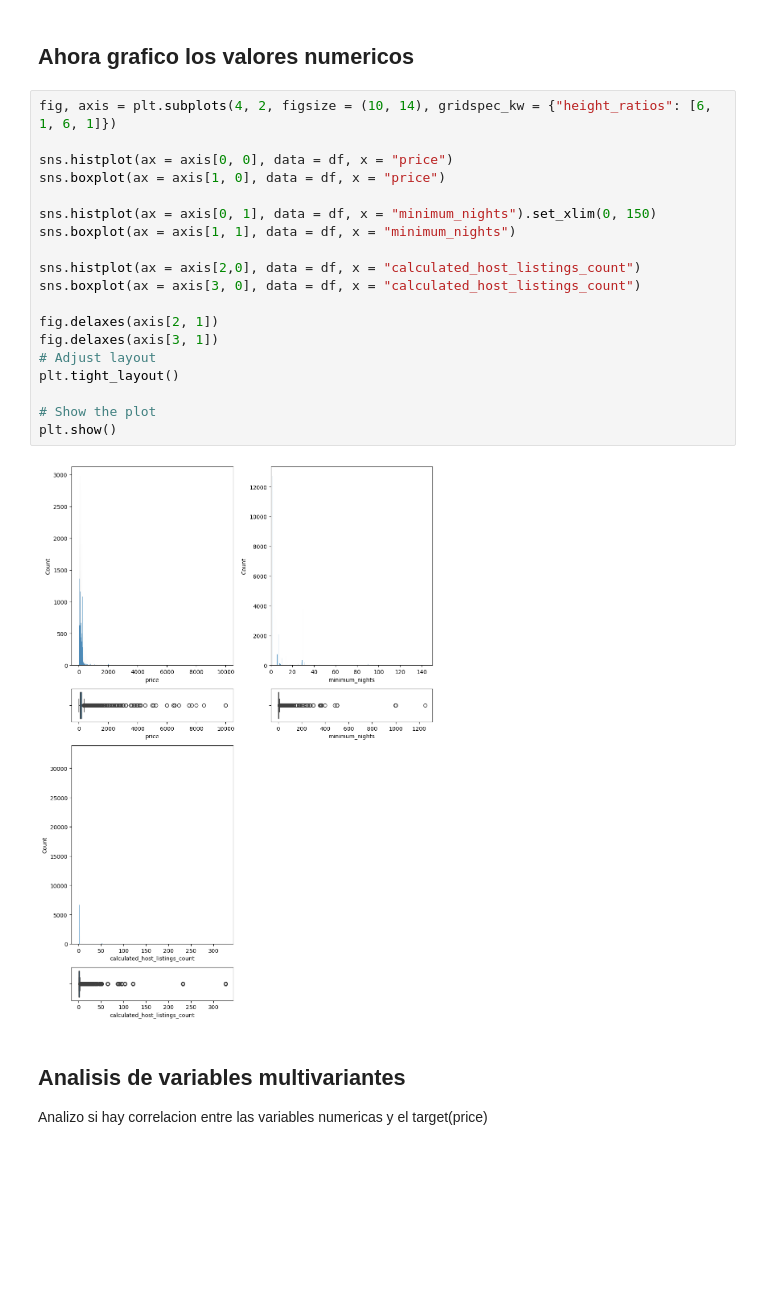
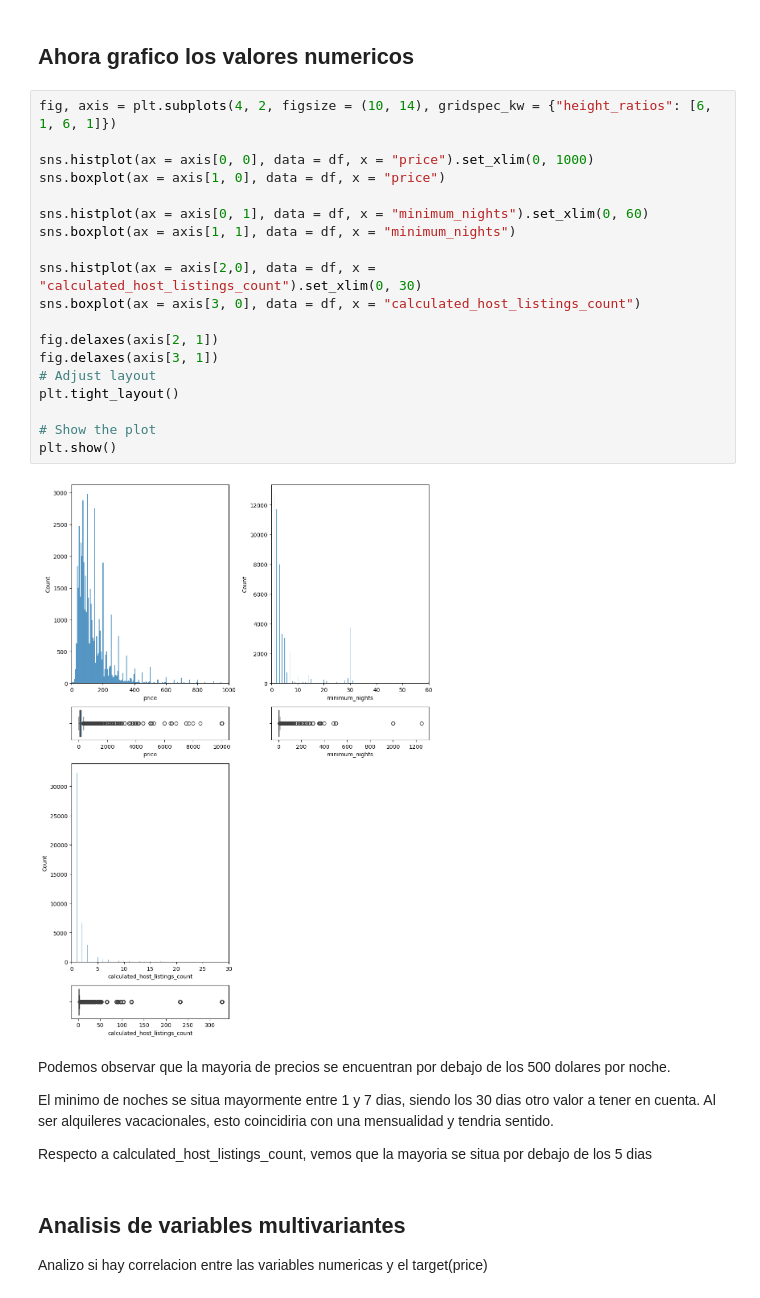
Before and after one commit to Reezo912/Data-preprocessing-project, a Jupyter notebook: src/app.ipynb, the cells around one changed output. Cells and saved outputs as stored; diff of their text form; blank space fills up the shorter version.

```diff
--- a/src/app.ipynb
+++ b/src/app.ipynb
@@ -116,24 +117,30 @@ Podemos observar lo siguiente con estos datos
 # %%
 fig, axis = plt.subplots(4, 2, figsize = (10, 14), gridspec_kw = {"height_ratios": [6, 1, 6, 1]})
 
-sns.histplot(ax = axis[0, 0], data = df, x = "price")
+sns.histplot(ax = axis[0, 0], data = df, x = "price").set_xlim(0, 1000)
 sns.boxplot(ax = axis[1, 0], data = df, x = "price")
 
-sns.histplot(ax = axis[0, 1], data = df, x = "minimum_nights").set_xlim(0, 150)
+sns.histplot(ax = axis[0, 1], data = df, x = "minimum_nights").set_xlim(0, 60)
 sns.boxplot(ax = axis[1, 1], data = df, x = "minimum_nights")
 
-sns.histplot(ax = axis[2,0], data = df, x = "calculated_host_listings_count")
+sns.histplot(ax = axis[2,0], data = df, x = "calculated_host_listings_count").set_xlim(0, 30)
 sns.boxplot(ax = axis[3, 0], data = df, x = "calculated_host_listings_count")
 
 fig.delaxes(axis[2, 1])
 fig.delaxes(axis[3, 1])
 # Adjust layout
 plt.tight_layout()
 
 # Show the plot
 plt.show()
 # %% [output]
-[figure, old version]
+[figure, new version]
+# %% [markdown]
+Podemos observar que la mayoria de precios se encuentran por debajo de los 500 dolares por noche.
+
+El minimo de noches se situa mayormente entre 1 y 7 dias, siendo los 30 dias otro valor a tener en cuenta. Al ser alquileres vacacionales, esto coincidiria con una mensualidad y tendria sentido.
+
+Respecto a calculated_host_listings_count, vemos que la mayoria se situa por debajo de los 5 dias
 # %% [markdown]
 ## Analisis de variables multivariantes
 Analizo si hay correlacion entre las variables numericas y el target(price)
```
Also changed, not shown: parts of 1 cell of this notebook.
